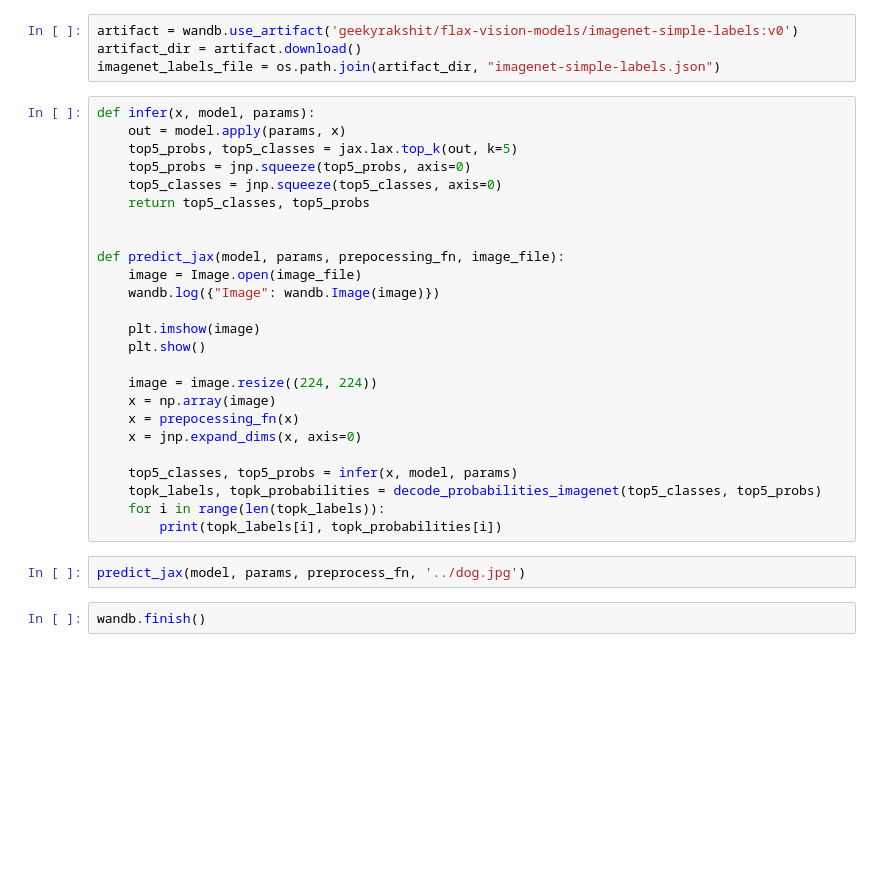
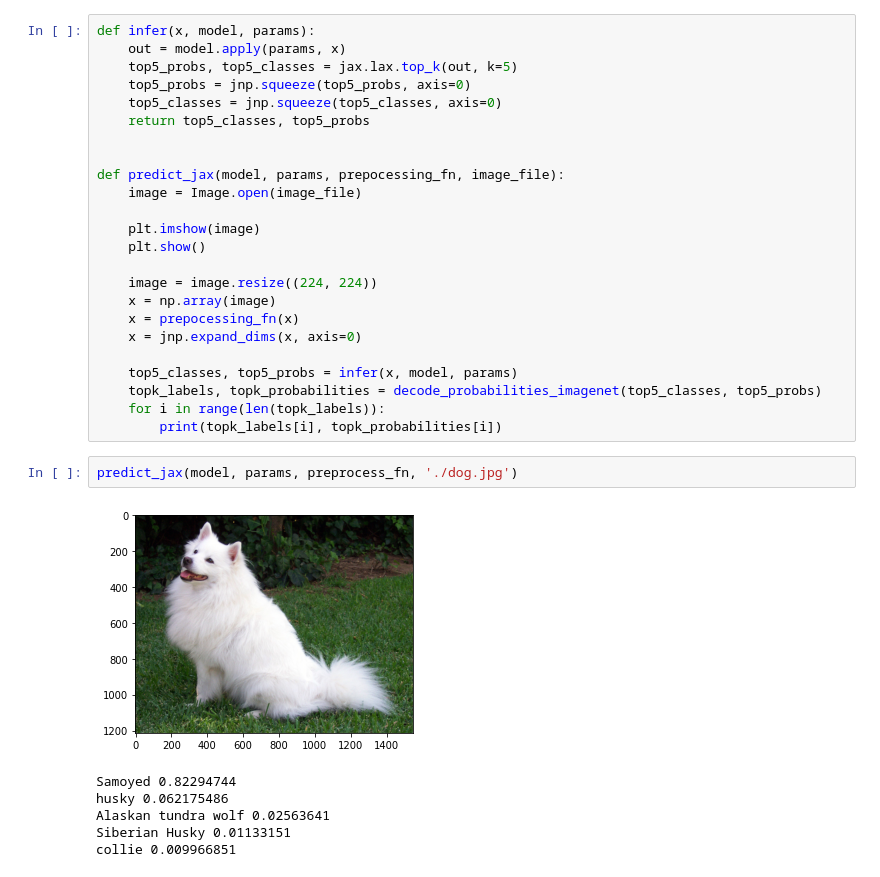
Before and after one commit to soumik12345/flax-vision-models, a Jupyter notebook: notebooks/inference.ipynb, the cells around one changed output. Saved outputs shown, nothing was run; the diff lists cells and outputs as text; blank space fills up the shorter version.

```diff
--- a/notebooks/inference.ipynb
+++ b/notebooks/inference.ipynb
@@ -22,7 +61,3 @@ model, params = build_vgg16(show_parameter_overview=True, pretrained=True)
-# %%
-artifact = wandb.use_artifact('geekyrakshit/flax-vision-models/imagenet-simple-labels:v0')
-artifact_dir = artifact.download()
-imagenet_labels_file = os.path.join(artifact_dir, "imagenet-simple-labels.json")
 # %%
 def infer(x, model, params):
     out = model.apply(params, x)
@@ -34,7 +69,6 @@ def infer(x, model, params):
 
 def predict_jax(model, params, prepocessing_fn, image_file):
     image = Image.open(image_file)
-    wandb.log({"Image": wandb.Image(image)})
 
     plt.imshow(image)
     plt.show()
@@ -49,6 +83,11 @@ def predict_jax(model, params, prepocessing_fn, image_file):
     for i in range(len(topk_labels)):
         print(topk_labels[i], topk_probabilities[i])
 # %%
-predict_jax(model, params, preprocess_fn, '../dog.jpg')
+predict_jax(model, params, preprocess_fn, './dog.jpg')
+# %% [output]
+[figure, added]
+Samoyed 0.82294744
+husky 0.062175486
+Alaskan tundra wolf 0.02563641
+Siberian Husky 0.01133151
+collie 0.009966851
-# %%
-wandb.finish()
```
Also changed, not shown: parts of 6 cells of this notebook.
